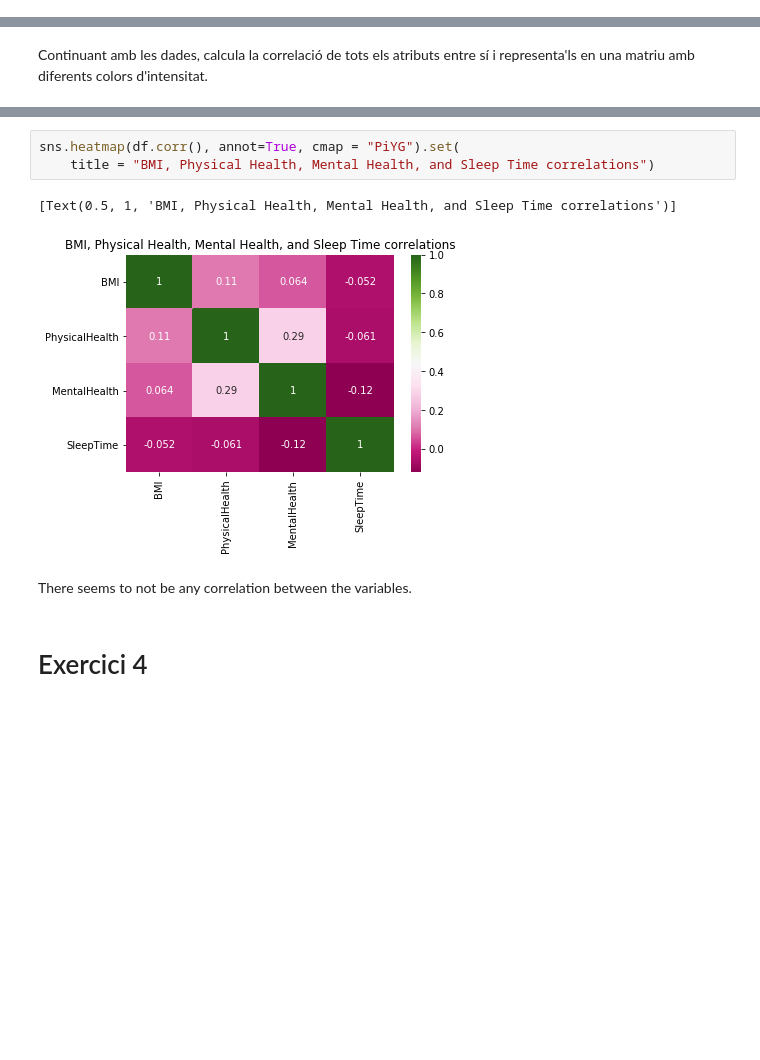
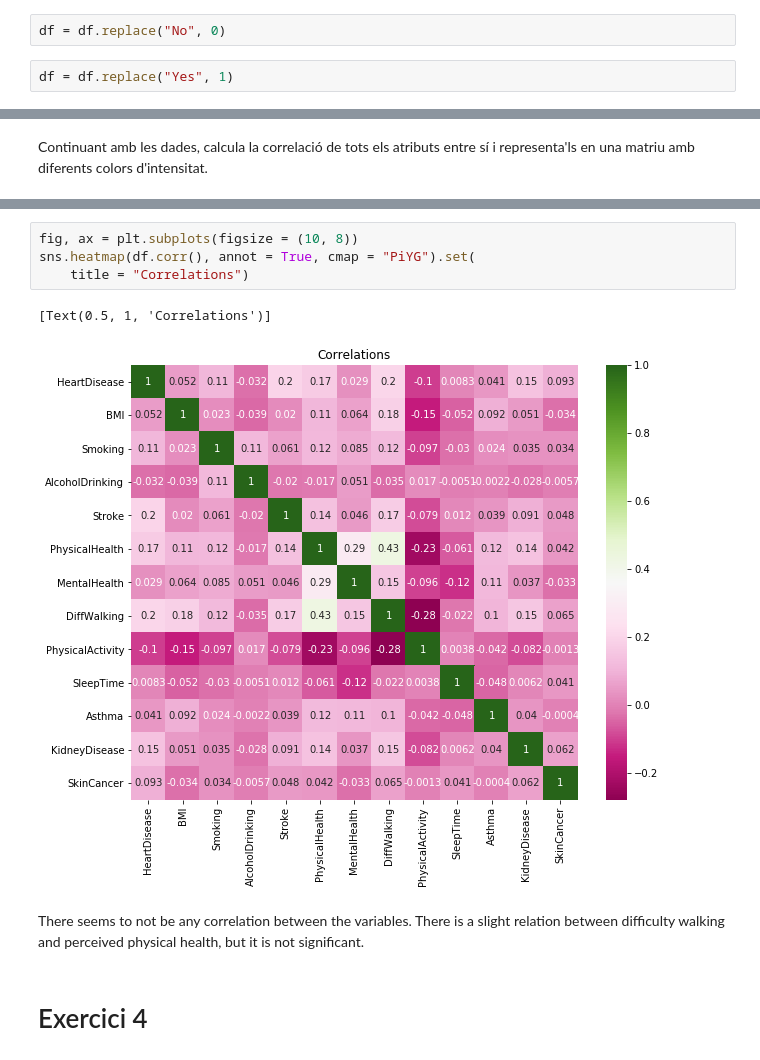
Before and after one commit to mimikyu8/Statistics, a Jupyter notebook: S06 T01 - Dades, probabilitats i estadístiques.ipynb, the cells around one changed output, grey strips where cells are left out. Cells and saved outputs as stored; diff of their text form; blank space fills up the shorter version.

```diff
--- a/S06 T01 - Dades, probabilitats i estadístiques.ipynb
+++ b/S06 T01 - Dades, probabilitats i estadístiques.ipynb
@@ -36,3 +54,7 @@ Name: BMI, dtype: float64
 # Exercici 2
 # %% [markdown]
 Continuant amb les dades, selecciona dos atributs i calcula'n la seva correlació.
+# %%
+df = df.replace("No", 0)
+# %%
+df = df.replace("Yes", 1)
@@ -57,11 +99,12 @@ df.corr()
 # %%
-sns.heatmap(df.corr(), annot=True, cmap = "PiYG").set(
-    title = "BMI, Physical Health, Mental Health, and Sleep Time correlations")
+fig, ax = plt.subplots(figsize = (10, 8))
+sns.heatmap(df.corr(), annot = True, cmap = "PiYG").set(
+    title = "Correlations")
 # %% [output]
-[Text(0.5, 1, 'BMI, Physical Health, Mental Health, and Sleep Time correlations')]
+[Text(0.5, 1, 'Correlations')]
-[figure, old version]
+[figure, new version]
 # %% [markdown]
-There seems to not be any correlation between the variables.
+There seems to not be any correlation between the variables. There is a slight relation between difficulty walking and perceived physical health, but it is not significant.
 # %% [markdown]
 # Exercici 4
 # %% [markdown]
```
Also changed, not shown: parts of 7 cells of this notebook.
